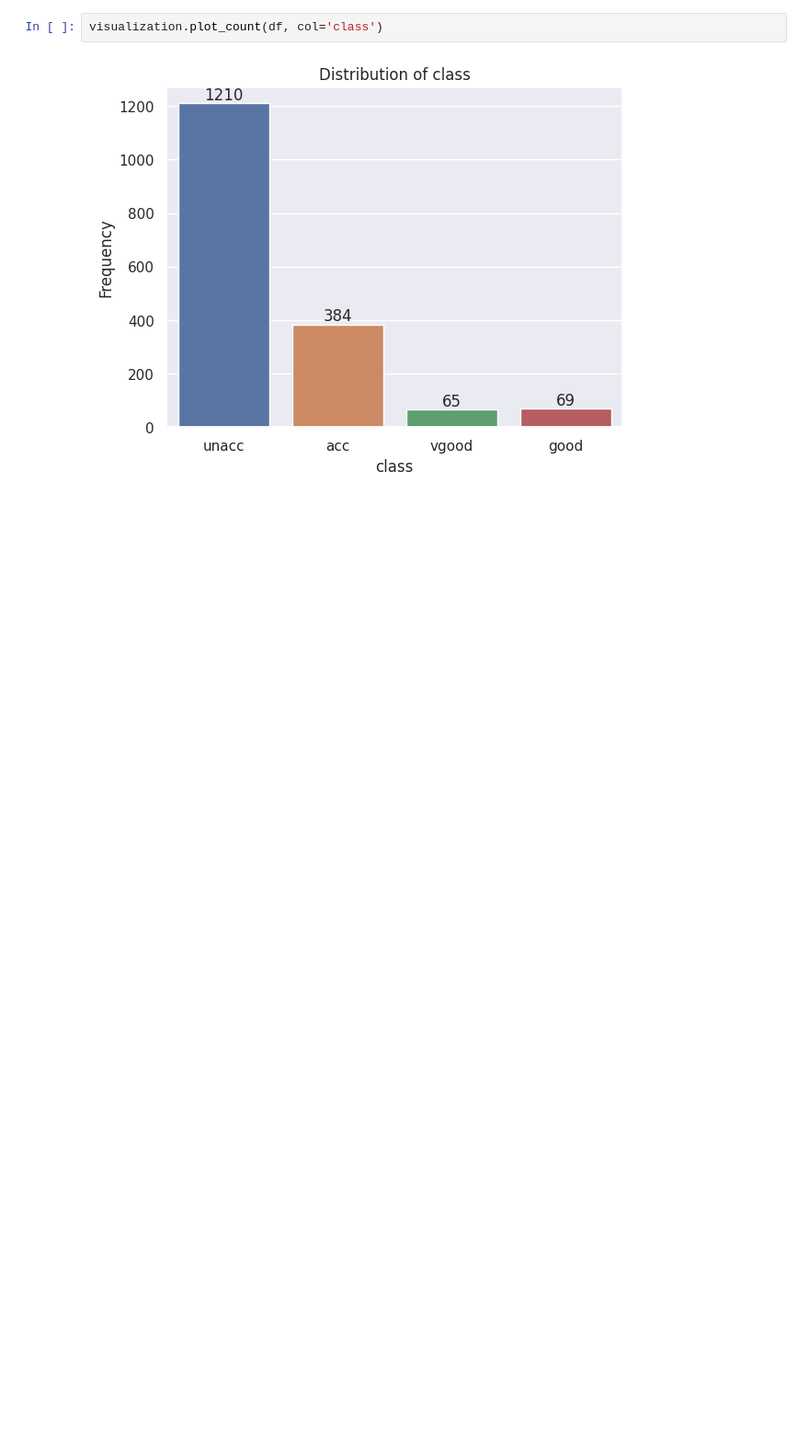
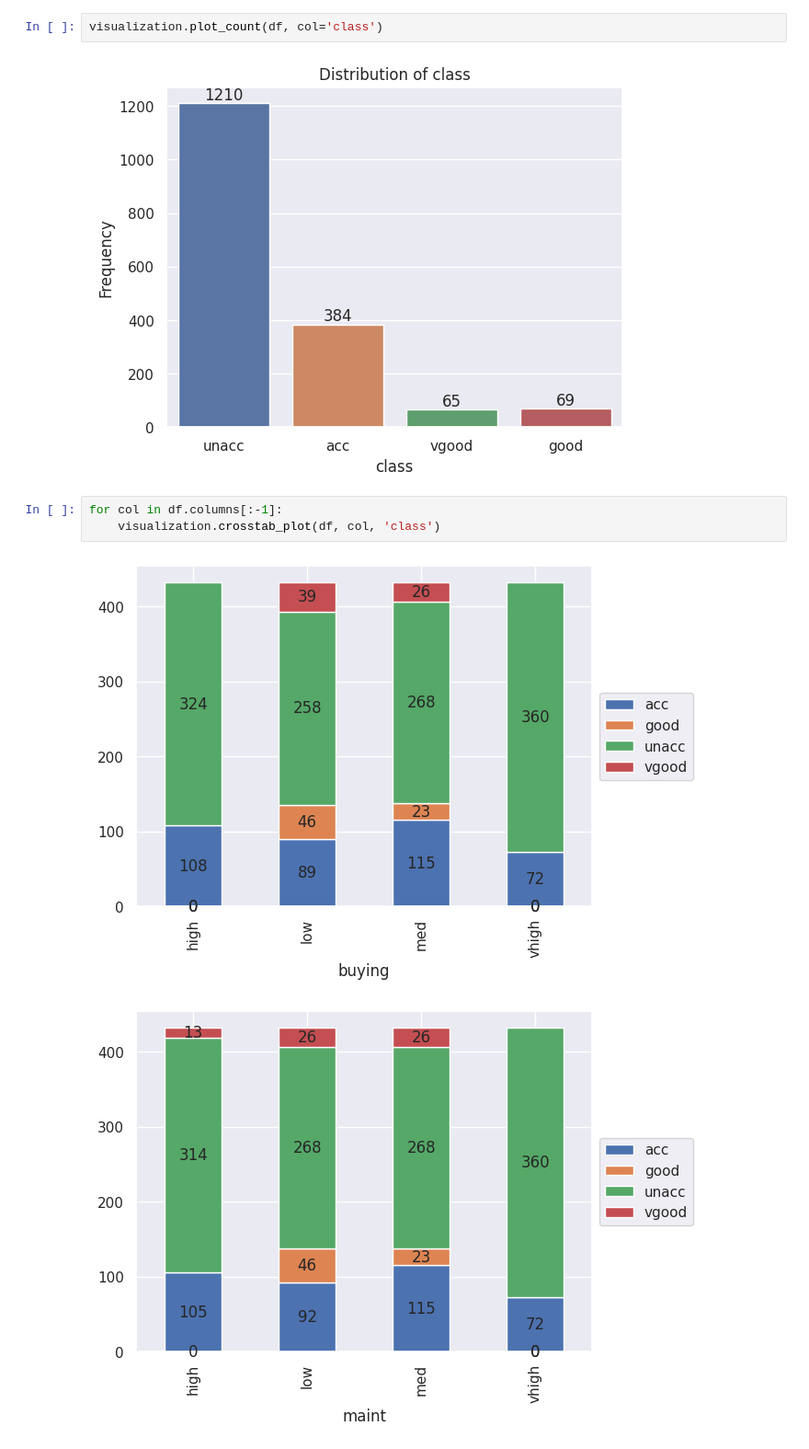
Before and after one commit to AyeshaAmjad-Astera/ML1-XAI, a Jupyter notebook: Project/notebooks/exploratory_analysis.ipynb, the cells around one changed output. Shown: that part at 92% size. Saved outputs shown, nothing was run; the diff lists cells and outputs as text; blank space fills up the shorter version.

```diff
--- a/Project/notebooks/exploratory_analysis.ipynb
+++ b/Project/notebooks/exploratory_analysis.ipynb
@@ -81,3 +91,9 @@ See Full Dataframe in Mito
 visualization.plot_count(df, col='class')
 # %% [output]
 [figure]
+# %%
+for col in df.columns[:-1]:
+    visualization.crosstab_plot(df, col, 'class')
+# %% [output]
+[figure, added]
+[figure, added]
```
Also changed, not shown: parts of 9 cells of this notebook, 5 other files.
